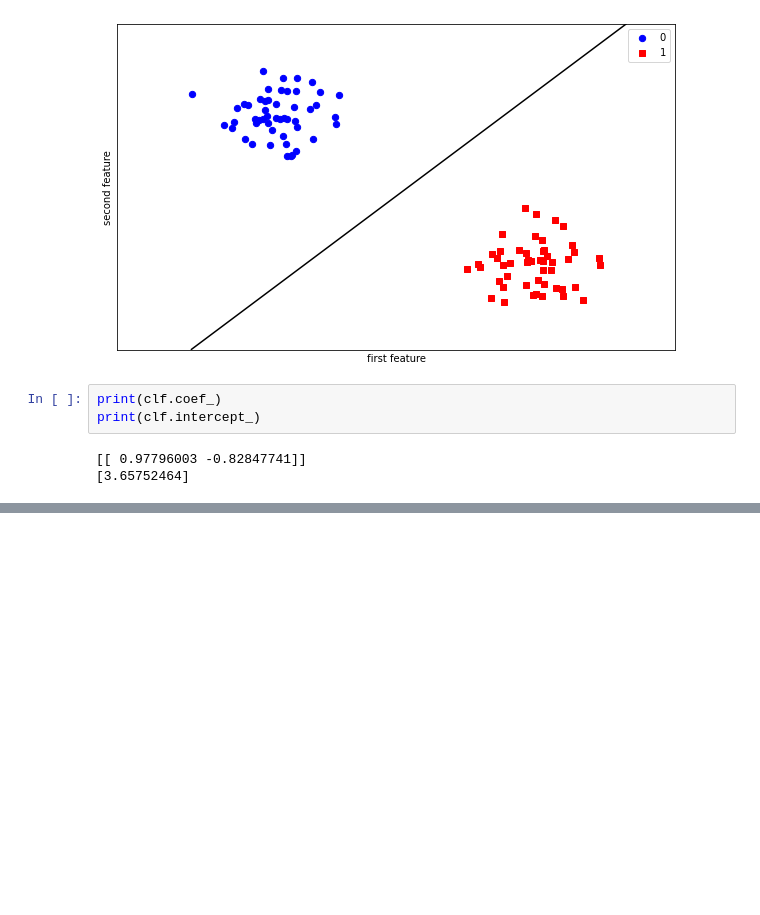
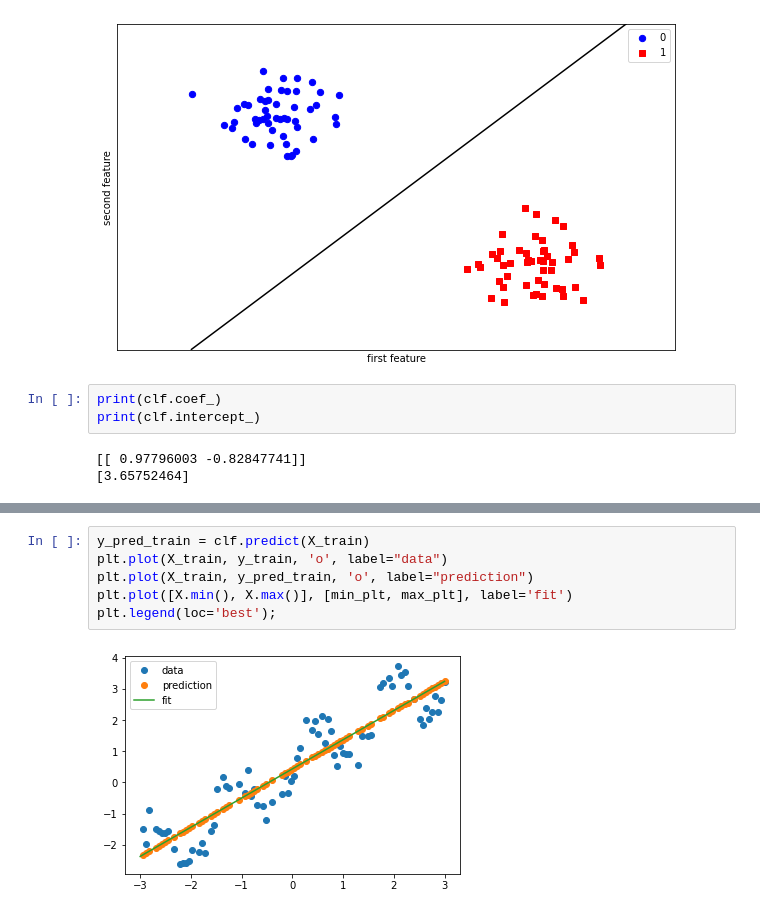
Before and after one commit to Mahrokh-Eb/Machine-Learning-With-Python, a Jupyter notebook: 3_3_skitlearn_Digit.ipynb, the cells around one changed output, grey strips where cells are left out. Cells and saved outputs as stored; diff of their text form; blank space fills up the shorter version.

```diff
--- a/3_3_skitlearn_Digit.ipynb
+++ b/3_3_skitlearn_Digit.ipynb
@@ -324,0 +372,8 @@ print(x[:5])
+# %%
+y_pred_train = clf.predict(X_train)
+plt.plot(X_train, y_train, 'o', label="data")
+plt.plot(X_train, y_pred_train, 'o', label="prediction")
+plt.plot([X.min(), X.max()], [min_plt, max_plt], label='fit')
+plt.legend(loc='best');
+# %% [output]
+[figure, added]
```
Also changed, not shown: parts of 12 cells of this notebook.
